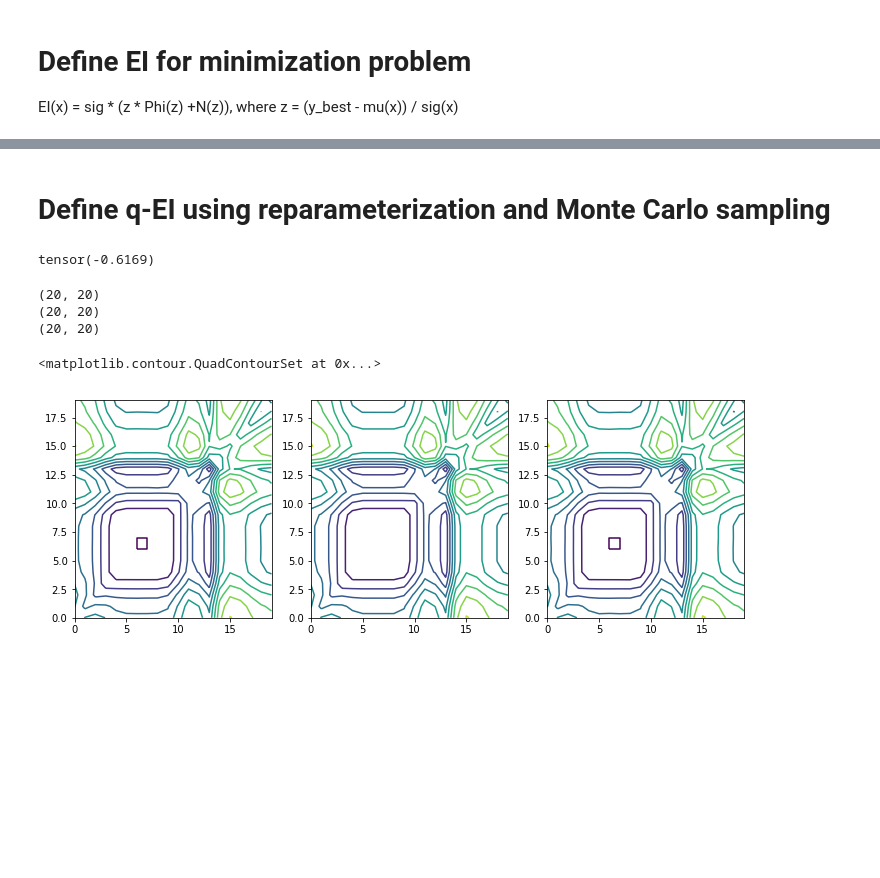
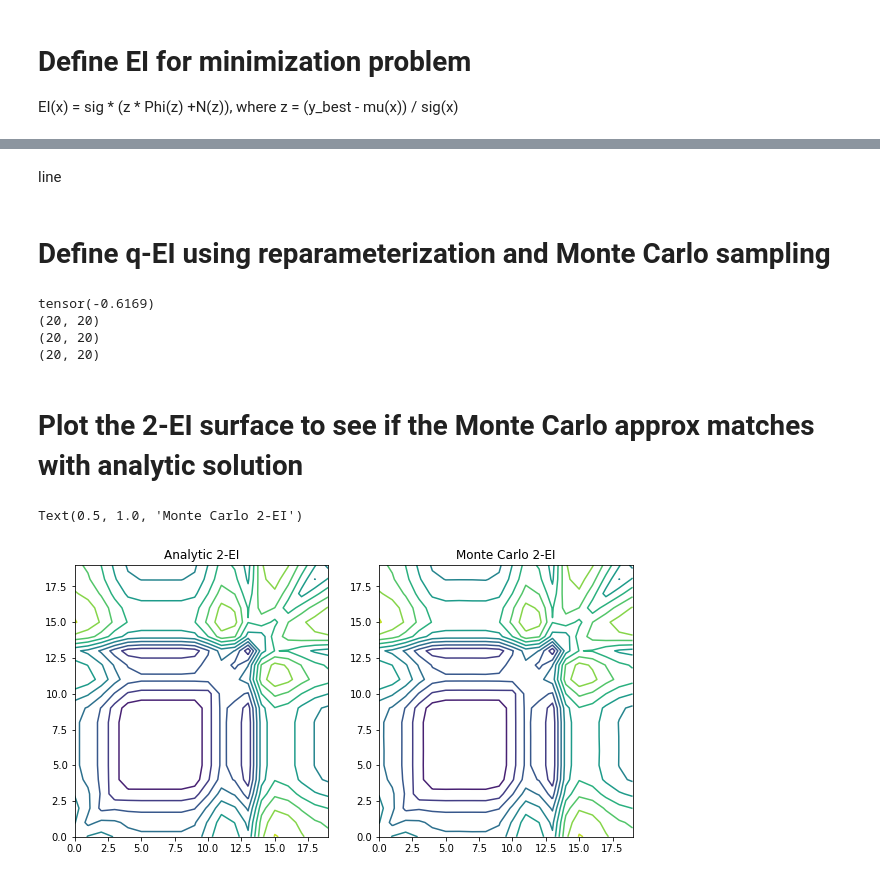
Before and after one commit to daidaixiong/gpytorch, a Jupyter notebook: examples/12_Bayesian_Optimization/bayesopt.ipynb, the cells around one changed output, grey strips where cells are left out. Saved outputs shown, nothing was run; the diff lists cells and outputs as text; code cells hidden in the pictures; blank space fills up the shorter version.

```diff
--- a/examples/12_Bayesian_Optimization/bayesopt.ipynb
+++ b/examples/12_Bayesian_Optimization/bayesopt.ipynb
@@ -127,9 +119,10 @@ def multi_start_optim(func, num_iters=100, x_inits=None, learning_rate=0.01,  nu
     else:
         x_inits = torch.linspace(-bound, bound, num_restarts)
     x_star = tensor([0.])
+    min_loss = 0.
     for restart in range(num_restarts):
-        x0 = x_inits[restart]
-        x0.require_grad_
+        x0 = tensor([x_inits[restart]], requires_grad=True)
+        print('Initialized at: ', x0)
         optimizer = optim.Adam([x0], lr=learning_rate)
         for i in range(num_iters):
             optimizer.zero_grad()
@@ -171,15 +166,15 @@ with torch.no_grad():
     ax[0].fill_between(x.numpy(), lower.numpy(), upper.numpy(), alpha=0.5)
     ax[0].set_ylim([-3, 3])
     ax[0].legend(['True func', 'Observed Data', 'Mean', 'Confidence'])
-    ax[1].plot(x.numpy(), ei.detach().numpy())
-    ax[1].plot(x[torch.argmax(ei)].numpy(), torch.max(ei).numpy(), 'ro')
+    ax[1].plot(x.numpy(), ei.detach().numpy(), label='expected improvement')
+    ax[1].plot(x[torch.argmax(ei)].numpy(), torch.max(ei).numpy(), 'ro', label='global optimum')
 
-x0 = torch.tensor([-1.], requires_grad=True)
 num_iters = 100
 learning_rate = 0.01
-func = lambda x: expected_improvement_wrapper(x, model, y_best)
-#x_star, ei = multi_start_optim(func, num_restarts=5)
-#ax[1].plot(x_star.item(), -ei.item(), 'bs')
+func = lambda x: -expected_improvement_wrapper(x, model, y_best)
+x_star, ei = multi_start_optim(func, num_restarts=5)
+ax[1].plot(x_star.item(), -ei.item(), 'bs', label='optimized by multi-starts Adam')
+ax[1].legend()
 # %% [output]
 tensor(0.1692, grad_fn=<MaxBackward1>)
 tensor(0.5918)
@@ -187,2 +198,4 @@ tensor(0.5918)
+# %% [markdown]
+line
 # %% [markdown]
 # Define q-EI using reparameterization and Monte Carlo sampling
@@ -221,4 +202,5 @@ qei_values = np.zeros((x1.numel(), x2.numel()))
 # %%
+# can also be defined in a class inheriting nn.Module
 class qExpectedImprovement(nn.Module):
 
     def __init__(self, gp_model, y_current_best, num_mc_samples=50):
@@ -334,7 +316,7 @@ class qExpectedImprovement(nn.Module):
                                                                     self.num_mc_samples)
 
         for first in range(num_points):
-            for second in range(first, num_points):
+            for second in range(first+1, num_points):
 
                 idx = [first, second]
                 mu = f_mean[idx]
@@ -351,10 +333,10 @@ class qExpectedImprovement(nn.Module):
 
                 two_ei_surface[second, first] = two_ei_surface[first, second]
 
-            #sig = torch.sqrt(f_covar[first, first])
-            #two_ei_surface[first, first] = expected_improvement(f_mean[first],
-            #                                                    sig,
-            #                                                    self.y_current_best)
+            sig = torch.sqrt(f_covar[first, first])
+            two_ei_surface[first, first] = expected_improvement(f_mean[first],
+                                                                sig,
+                                                                self.y_current_best)
         return two_ei_surface
 
 print(y_best)
@@ -370,16 +352,21 @@ two_ei_surface2 = qEI.compute_2ei_surface(test_x, analytic=False, use_forward=Tr
 print(two_ei_surface2.shape)
 # %% [output]
 tensor(-0.6169)
+(20, 20)
+(20, 20)
+(20, 20)
-(20, 20)
-(20, 20)
-(20, 20)
+# %% [markdown]
+# Plot the 2-EI surface to see if the Monte Carlo approx matches with analytic solution
 # %%
-f, ax = plt.subplots(1, 3, figsize=(12, 4))
-ax[0].contour(two_ei_surface, 10)
-ax[1].contour(two_ei_surface1, 10)
-ax[2].contour(two_ei_surface2, 10)
+f, ax = plt.subplots(1, 2, figsize=(10, 5))
+#ax[0].contour(two_ei_surface, 10)
+#ax[0].title('monte carlo comput
+ax[0].contour(two_ei_surface1, 10)
+ax[0].set_title('Analytic 2-EI')
+ax[1].contour(two_ei_surface2, 10)
+ax[1].set_title('Monte Carlo 2-EI')
 # %% [output]
-<matplotlib.contour.QuadContourSet at 0x...>
+Text(0.5, 1.0, 'Monte Carlo 2-EI')
-[figure, old version]
+[figure, new version]
 # %%
 print(qEI.num_mc_samples)
```
Also changed, not shown: parts of 6 cells of this notebook.
